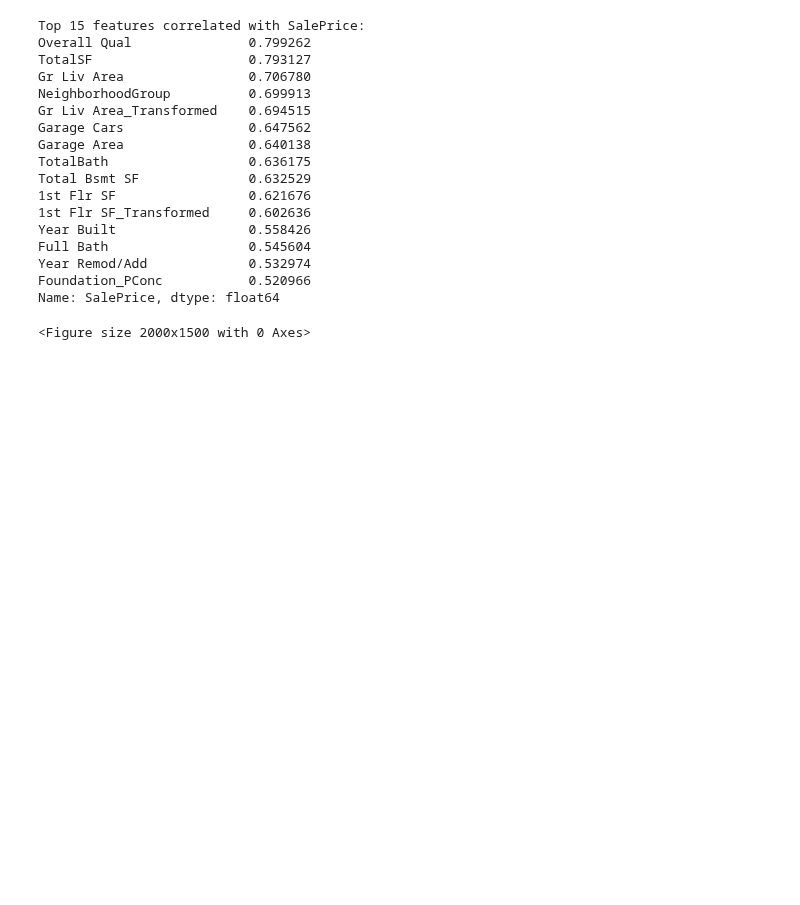
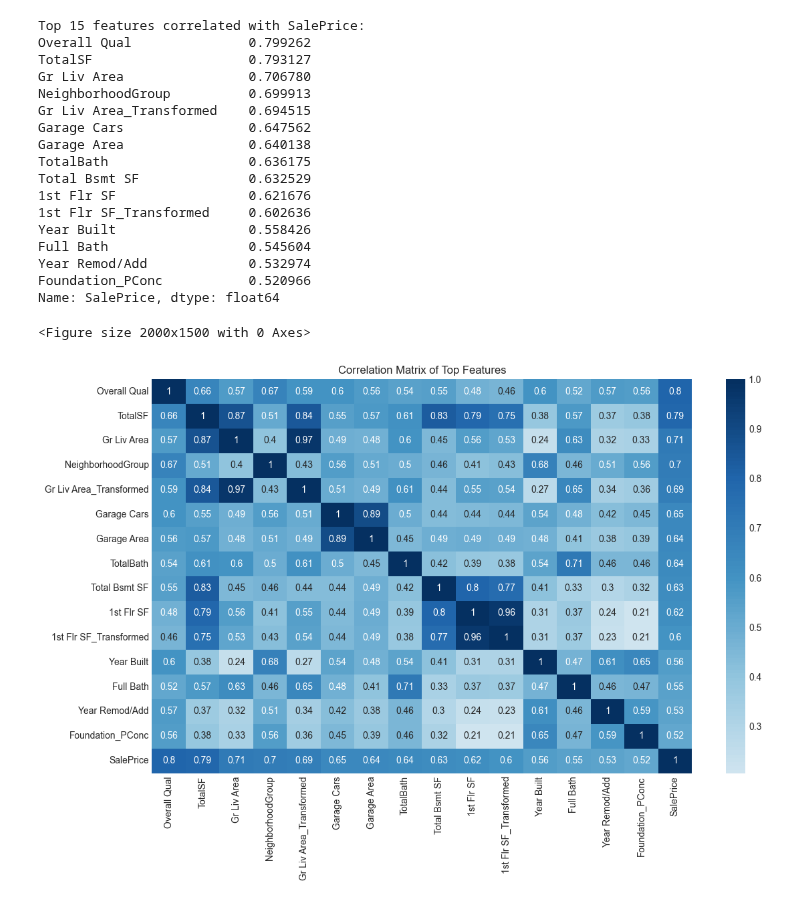
Before and after one commit to Vijayaragavan185/advanced-housing-eda-ames-real-estate, a Jupyter notebook: notebooks/advanced_cleaning_eda.ipynb, the cells around one changed output. Drawn from its saved outputs; the diff is of its cells as text; code cells hidden in the pictures; blank space fills up the shorter version.

Commit message:
Created a correlation matrix of the top features

```diff
--- a/notebooks/advanced_cleaning_eda.ipynb
+++ b/notebooks/advanced_cleaning_eda.ipynb
@@ -339,3 +339,12 @@ Year Remod/Add             0.532974
 Foundation_PConc           0.520966
 Name: SalePrice, dtype: float64
 <Figure size 2000x1500 with 0 Axes>
+# %%
+# Create a correlation matrix of the top features
+corrmat = df[top_corr_features.index.tolist() + ['SalePrice']].corr()
+sns.heatmap(corrmat, annot=True, cmap='RdBu', center=0)
+plt.title('Correlation Matrix of Top Features')
+plt.tight_layout()
+plt.show()
+# %% [output]
+[figure, added]
```
